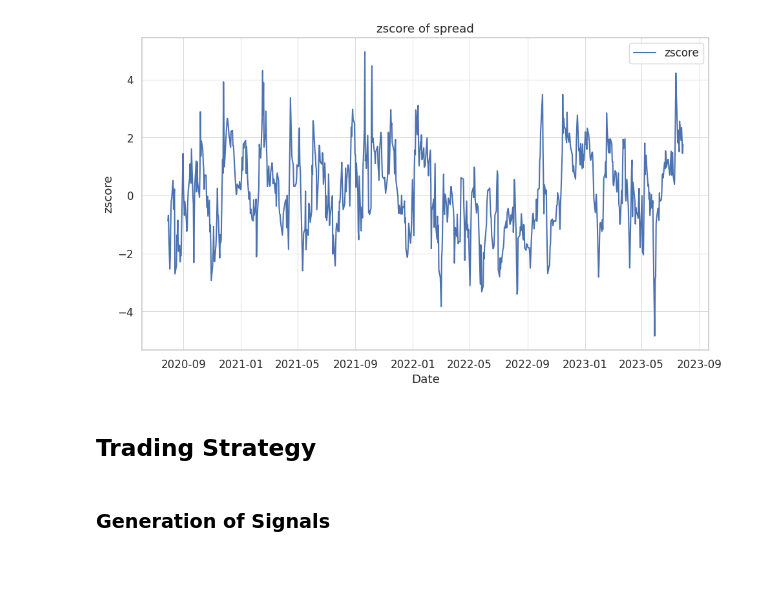
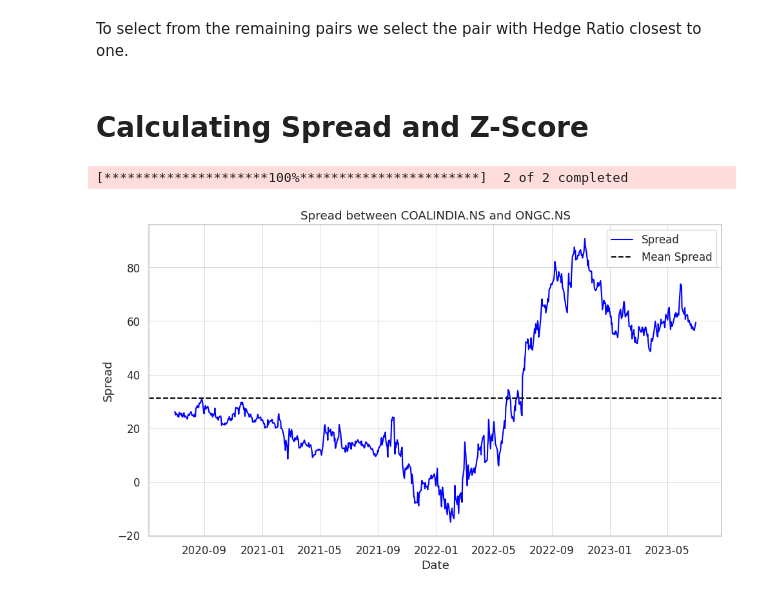
Before and after one commit to kanav-io/Pairs-Trading, a Jupyter notebook: Pairs_Trading.ipynb, the cells around one changed output. Cells and saved outputs as stored; diff of their text form; code cells hidden in the pictures; blank space fills up the shorter version.

```diff
--- a/Pairs_Trading.ipynb
+++ b/Pairs_Trading.ipynb
@@ -259,0 +176,4 @@ plt.show()
+# %%
+cointegratedPairs['criterion'] = np.abs(cointegratedPairs['Hedge Ratio'] - 1)
+cointegratedPairs.sort_values(by='criterion', inplace=True)
+cointegratedPairs
@@ -260,3 +190,38 @@ plt.show()
+# %% [markdown]
+To select from the remaining pairs we select the pair with Hedge Ratio closest to one.
+# %% [markdown]
+# Calculating Spread and Z-Score
+# %%
+Stock_1 = cointegratedPairs['Asset 1'][0]
+Stock_2 = cointegratedPairs['Asset 2'][0]
+Hedge_ratio = cointegratedPairs['Hedge Ratio'][0]
+
+tradingData=yf.download([Stock_1, Stock_2],start='2020-07-01',end='2023-07-01',interval='1d')
+# %% [output]
+[*********************100%***********************]  2 of 2 completed
+# %%
+tradingData = tradingData['Close']
+# %%
+spread = tradingData[Stock_1] - tradingData[Stock_2]*Hedge_ratio
+# %%
+def plot_spread(spread, asset_1, asset_2):
+    sns.set_style('whitegrid')
+    plt.figure(figsize=(10, 6))
+
+    sns.lineplot(x=spread.index, y=spread.values, label='Spread', color='blue')
+
+    plt.axhline(spread.mean(), color='black', linestyle='--', label='Mean Spread')
+
+    plt.title(f"Spread between {asset_1} and {asset_2}")
+    plt.xlabel('Date')
+    plt.ylabel('Spread')
+    plt.legend()
+    plt.tight_layout()
+    plt.show()
+
+plot_spread(spread, Stock_1, Stock_2)
+# %% [output]
+[figure, added]
 # %%
 def zscore(series):
     lookback = 21
@@ -267,17 +232,3 @@ def zscore(series):
     return pd.Series(scores, index = series.index[lookback:])
 # %%
 zscore = zscore(spread)
-# %%
-sns.lineplot(zscore, label = 'zscore')
-plt.title("zscore of spread")
-plt.ylabel('zscore')
-plt.xlabel('Date')
-sns.set_style('whitegrid')
-plt.tight_layout()
-plt.show()
-# %% [output]
-[figure, removed]
-# %% [markdown]
-## <font color='black'>Trading Strategy
-# %% [markdown]
-### <font color='black'>Generation of Signals
```
Also changed, not shown: parts of 78 cells of this notebook.
